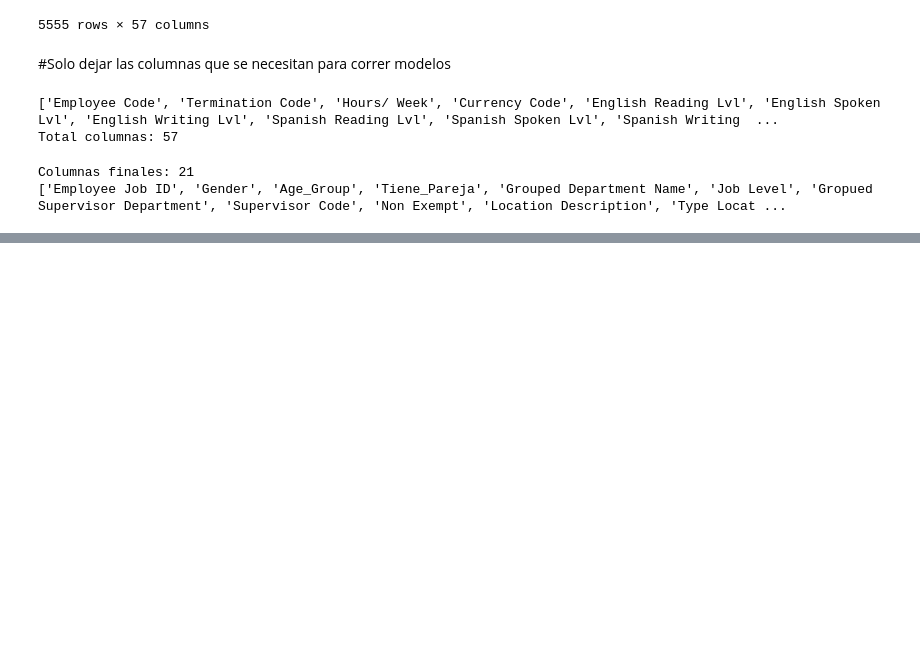
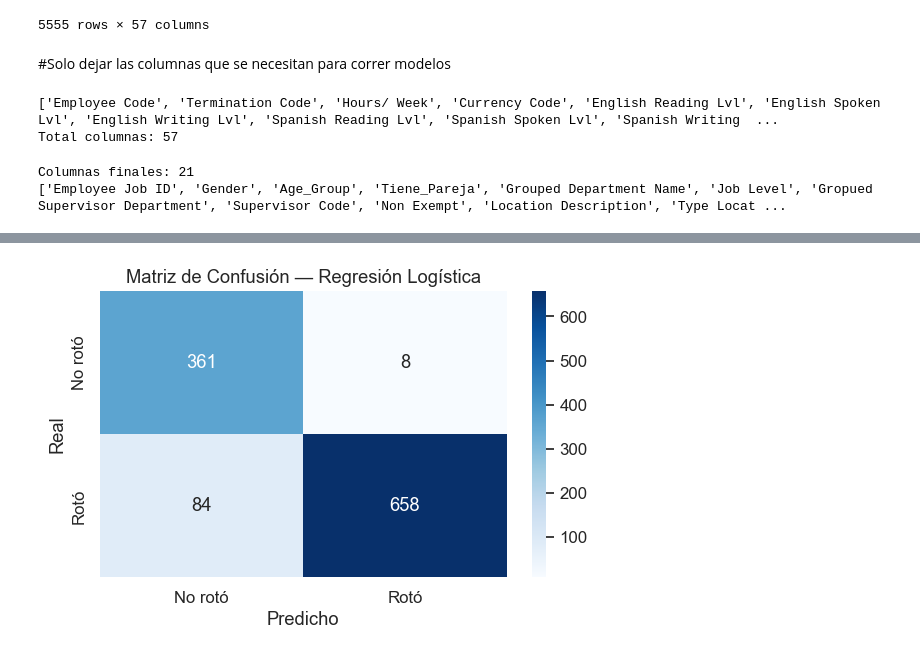
Before and after one commit to karenduque0411/tesis_maestria, a Jupyter notebook: notebooks/00-eda.ipynb, the cells around one changed output, grey strips where cells are left out. Saved outputs shown, nothing was run; the diff lists cells and outputs as text; code cells hidden in the pictures; blank space fills up the shorter version.

Commit message:
Modelos ejecutados: Regresión logistica, Random Forest y XGBoost. Para ejecutar los mdoelos fue necesario realizar otras limpiezas adicionales.

```diff
--- a/notebooks/00-eda.ipynb
+++ b/notebooks/00-eda.ipynb
@@ -1574,0 +1723,20 @@ CANTIDAD VALORES ÚNICOS POR COLUMNA
+# %%
+#Limpieza 5 — departamento_supervisor (Inactive → variable binaria)
+# Ver distribución actual
+print("Distribución departamento_supervisor:")
+print(df_fulltime['departamento_supervisor'].value_counts())
+print(f"\nRegistros Inactive: {(df_fulltime['departamento_supervisor'] == 'Inactive').sum()}")
+print(f"Porcentaje Inactive: {(df_fulltime['departamento_supervisor'] == 'Inactive').mean()*100:.1f}%")
+
+# Crear variable binaria: ¿tiene supervisor activo?
+df_fulltime['Tiene_Supervisor_Activo'] = (
+    df_fulltime['departamento_supervisor'] != 'Inactive'
+).astype(int)
+
+# Eliminar columna original
+df_fulltime = df_fulltime.drop(columns=['departamento_supervisor'])
+
+# Verificar
+print("\nNueva variable Tiene_Supervisor_Activo:")
+print(df_fulltime['Tiene_Supervisor_Activo'].value_counts())
+print(f"\nColumnas actuales: {df_fulltime.shape[1]}")
@@ -1574,0 +1837,75 @@ CANTIDAD VALORES ÚNICOS POR COLUMNA
+# %%
+from sklearn.model_selection import train_test_split
+from sklearn.linear_model import LogisticRegression
+from sklearn.metrics import classification_report, roc_auc_score, confusion_matrix
+from imblearn.over_sampling import SMOTE
+import matplotlib.pyplot as plt
+import seaborn as sns
+import pandas as pd
+
+# ── 1. Separar features y target
+X = df_modelo.drop(columns=['rotacion'])
+y = df_modelo['rotacion']
+
+print(f"Features: {X.shape[1]} variables")
+print(f"Target — Distribución:")
+print(y.value_counts())
+print(f"\nDesbalance: {y.value_counts()[1]/len(y)*100:.1f}% rotó | {y.value_counts()[0]/len(y)*100:.1f}% activo")
+
+# ── 2. División train/test estratificada 80/20
+X_train, X_test, y_train, y_test = train_test_split(
+    X, y, test_size=0.2, random_state=42, stratify=y
+)
+print(f"\nTrain: {X_train.shape[0]} registros")
+print(f"Test:  {X_test.shape[0]} registros")
+
+# ── 3. Balancear con SMOTE (solo sobre entrenamiento)
+smote = SMOTE(random_state=42)
+X_train_bal, y_train_bal = smote.fit_resample(X_train, y_train)
+print(f"\nDespués de SMOTE:")
+print(pd.Series(y_train_bal).value_counts())
+
+# ── 4. Entrenar Regresión Logística
+rl = LogisticRegression(max_iter=1000, random_state=42)
+rl.fit(X_train_bal, y_train_bal)
+
+# ── 5. Predicciones
+y_pred = rl.predict(X_test)
+y_prob = rl.predict_proba(X_test)[:, 1]
+
+# ── 6. Métricas
+print("\n" + "="*50)
+print("  RESULTADOS — REGRESIÓN LOGÍSTICA")
+print("="*50)
+print(f"\nAUC-ROC: {roc_auc_score(y_test, y_prob):.4f}")
+print("\nReporte de clasificación:")
+print(classification_report(y_test, y_pred,
+      target_names=['No rotó (0)', 'Rotó (1)']))
+
+# ── 7. Matriz de confusión
+cm = confusion_matrix(y_test, y_pred)
+plt.figure(figsize=(6, 4))
+sns.heatmap(cm, annot=True, fmt='d', cmap='Blues',
+            xticklabels=['No rotó', 'Rotó'],
+            yticklabels=['No rotó', 'Rotó'])
+plt.title('Matriz de Confusión — Regresión Logística')
+plt.ylabel('Real')
+plt.xlabel('Predicho')
+plt.tight_layout()
+plt.show()
+
+# ── 8. Top 15 variables más importantes
+importancia = pd.DataFrame({
+    'Variable': X.columns,
+    'Coeficiente': abs(rl.coef_[0])
+}).sort_values('Coeficiente', ascending=False).head(15)
+
+plt.figure(figsize=(10, 6))
+sns.barplot(data=importancia, x='Coeficiente', y='Variable', color='#4472c4')
+plt.title('Top 15 Variables más Importantes — Regresión Logística')
+plt.tight_layout()
+plt.show()
+
+print("\nTop 15 variables:")
+print(importancia.to_string(index=False))
+# %% [output]
@@ -1574,0 +1929 @@ CANTIDAD VALORES ÚNICOS POR COLUMNA
+[figure, added]
```
Also changed, not shown: parts of 34 cells of this notebook.
